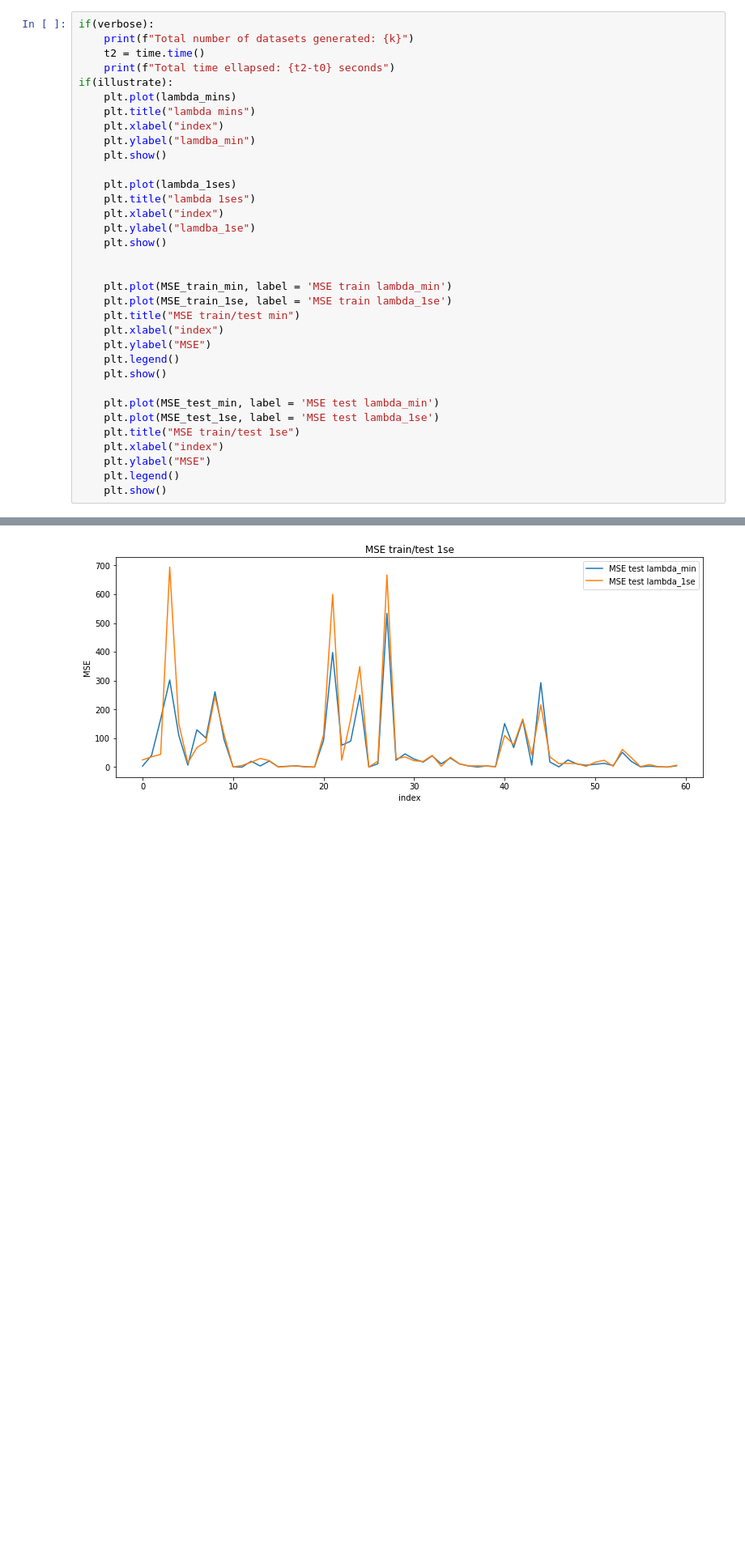
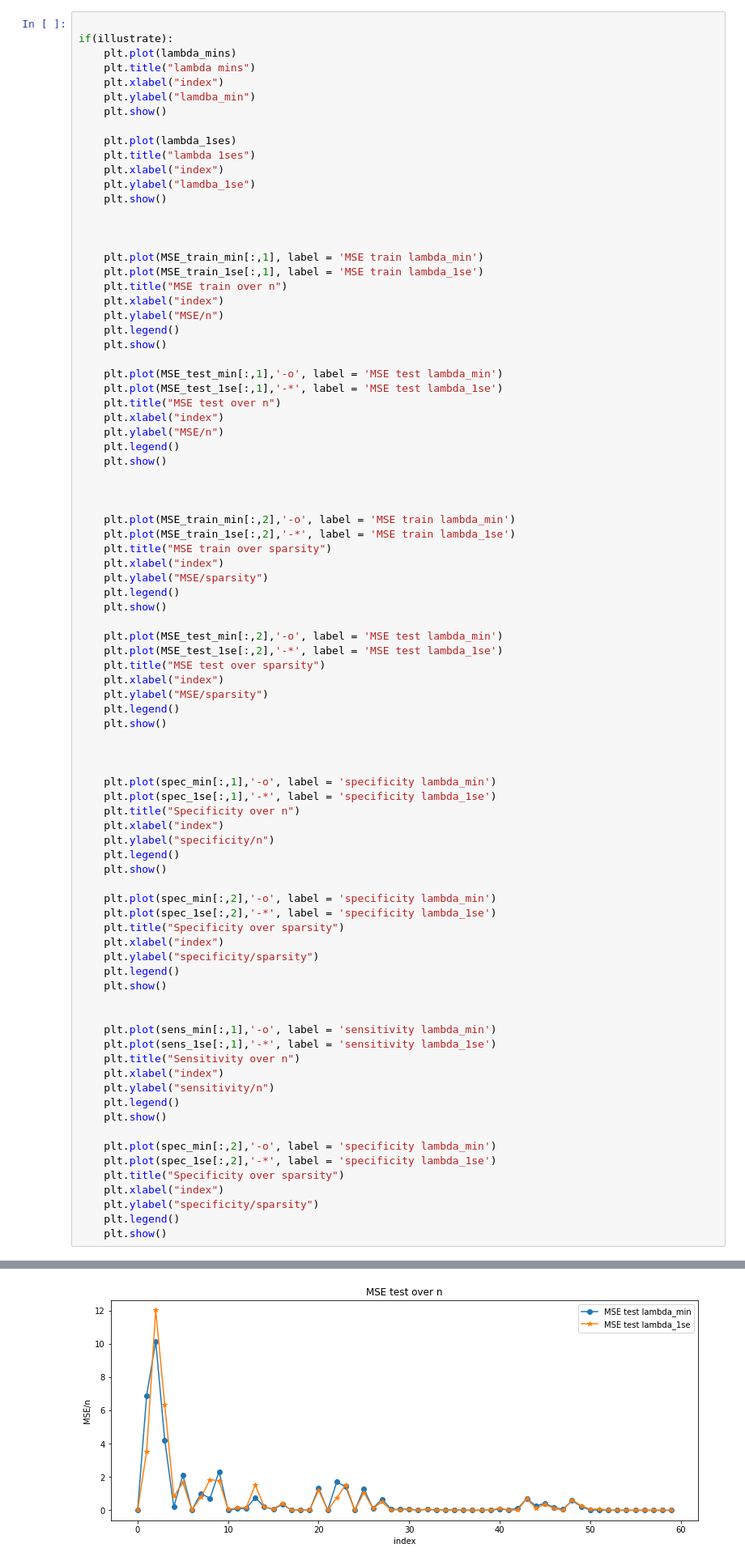
Before and after one commit to dtonderski/statistical_learning_for_big_data, a Jupyter notebook: Homework_3/P3_fred.ipynb, the cells around one changed output, grey strips where cells are left out. Shown at 81% size. Cells and saved outputs as stored; diff of their text form; blank space fills up the shorter version.

```diff
--- a/Homework_3/P3_fred.ipynb
+++ b/Homework_3/P3_fred.ipynb
@@ -173,8 +199,5 @@ Total time ellapsed: 261.1536328792572 seconds
 # %%
-if(verbose):
-    print(f"Total number of datasets generated: {k}")
-    t2 = time.time()
-    print(f"Total time ellapsed: {t2-t0} seconds")
+
 if(illustrate):
     plt.plot(lambda_mins)
     plt.title("lambda mins")
@@ -189,19 +212,73 @@ if(illustrate):
     plt.show()
 
 
-    plt.plot(MSE_train_min, label = 'MSE train lambda_min')
-    plt.plot(MSE_train_1se, label = 'MSE train lambda_1se')
-    plt.title("MSE train/test min")
+
+    plt.plot(MSE_train_min[:,1], label = 'MSE train lambda_min')
+    plt.plot(MSE_train_1se[:,1], label = 'MSE train lambda_1se')
+    plt.title("MSE train over n")
     plt.xlabel("index")
-    plt.ylabel("MSE")
+    plt.ylabel("MSE/n")
     plt.legend()
     plt.show()
 
-    plt.plot(MSE_test_min, label = 'MSE test lambda_min')
-    plt.plot(MSE_test_1se, label = 'MSE test lambda_1se')
-    plt.title("MSE train/test 1se")
+    plt.plot(MSE_test_min[:,1],'-o', label = 'MSE test lambda_min')
+    plt.plot(MSE_test_1se[:,1],'-*', label = 'MSE test lambda_1se')
+    plt.title("MSE test over n")
     plt.xlabel("index")
-    plt.ylabel("MSE")
+    plt.ylabel("MSE/n")
     plt.legend()
     plt.show()
+
+
+
+    plt.plot(MSE_train_min[:,2],'-o', label = 'MSE train lambda_min')
+    plt.plot(MSE_train_1se[:,2],'-*', label = 'MSE train lambda_1se')
+    plt.title("MSE train over sparsity")
+    plt.xlabel("index")
+    plt.ylabel("MSE/sparsity")
+    plt.legend()
+    plt.show()
+
+    plt.plot(MSE_test_min[:,2],'-o', label = 'MSE test lambda_min')
+    plt.plot(MSE_test_1se[:,2],'-*', label = 'MSE test lambda_1se')
+    plt.title("MSE test over sparsity")
+    plt.xlabel("index")
+    plt.ylabel("MSE/sparsity")
+    plt.legend()
+    plt.show()
+
+
+
+    plt.plot(spec_min[:,1],'-o', label = 'specificity lambda_min')
+    plt.plot(spec_1se[:,1],'-*', label = 'specificity lambda_1se')
+    plt.title("Specificity over n")
+    plt.xlabel("index")
+    plt.ylabel("specificity/n")
+    plt.legend()
+    plt.show()
+
+    plt.plot(spec_min[:,2],'-o', label = 'specificity lambda_min')
+    plt.plot(spec_1se[:,2],'-*', label = 'specificity lambda_1se')
+    plt.title("Specificity over sparsity")
+    plt.xlabel("index")
+    plt.ylabel("specificity/sparsity")
+    plt.legend()
+    plt.show()
+
+
+    plt.plot(sens_min[:,1],'-o', label = 'sensitivity lambda_min')
+    plt.plot(sens_1se[:,1],'-*', label = 'sensitivity lambda_1se')
+    plt.title("Sensitivity over n")
+    plt.xlabel("index")
+    plt.ylabel("sensitivity/n")
+    plt.legend()
+    plt.show()
+
+    plt.plot(spec_min[:,2],'-o', label = 'specificity lambda_min')
+    plt.plot(spec_1se[:,2],'-*', label = 'specificity lambda_1se')
+    plt.title("Specificity over sparsity")
+    plt.xlabel("index")
+    plt.ylabel("specificity/sparsity")
+    plt.legend()
+    plt.show()
 # %% [output]
@@ -213 +288 @@ Total time ellapsed: 1245.6734795570374 seconds
-[figure, old version]
+[figure, new version]
```
Also changed, not shown: parts of 4 cells of this notebook.
